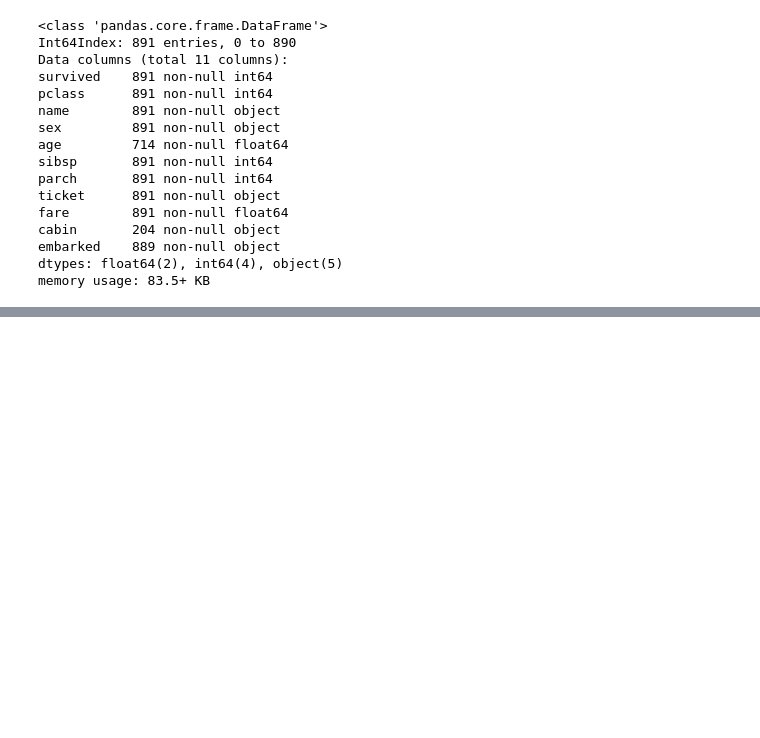
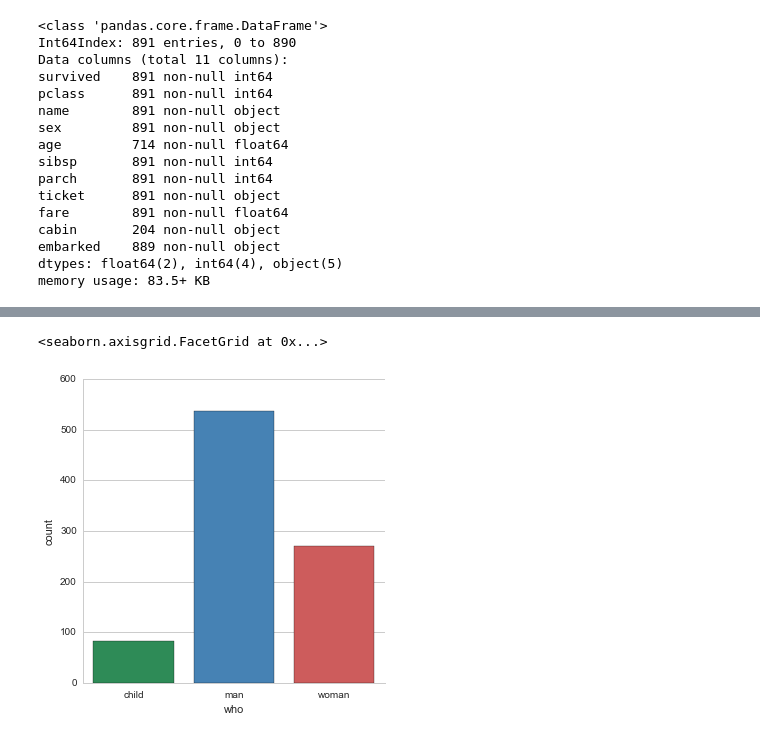
Before and after one commit to borjaeg/nlp_tests, a Jupyter notebook: Exploring dataset.ipynb, the cells around one changed output, grey strips where cells are left out. Saved outputs shown, nothing was run; the diff lists cells and outputs as text; code cells hidden in the pictures; blank space fills up the shorter version.

```diff
--- a/Exploring dataset.ipynb
+++ b/Exploring dataset.ipynb
@@ -52,0 +87,5 @@ titanic["alive"] = titanic.survived.map({"0"})
+# %%
+sns.factorplot("who", data=titanic, palette=pal)
+# %% [output]
+<seaborn.axisgrid.FacetGrid at 0x...>
+[figure, added]
```
Also changed, not shown: parts of 44 cells of this notebook.
